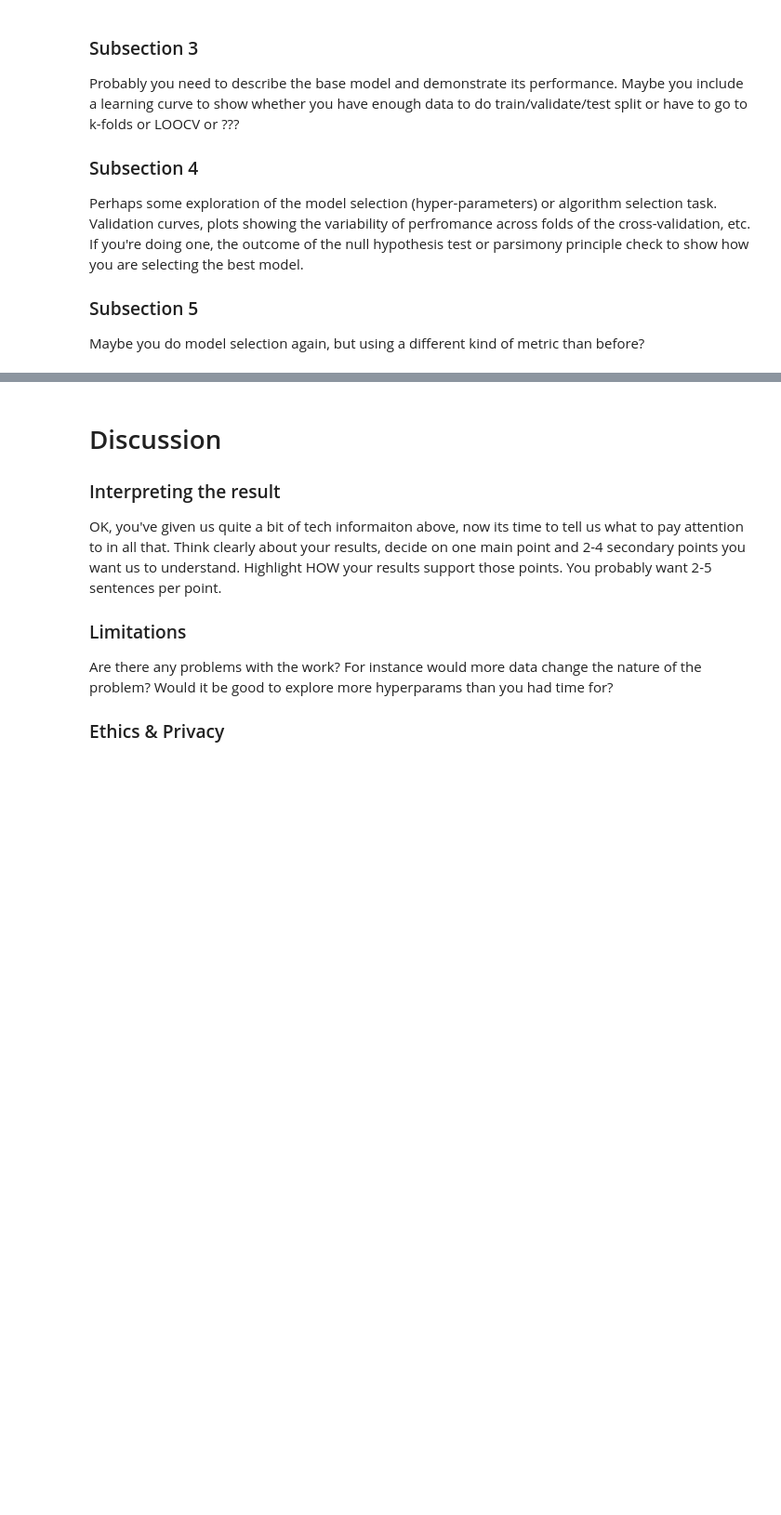
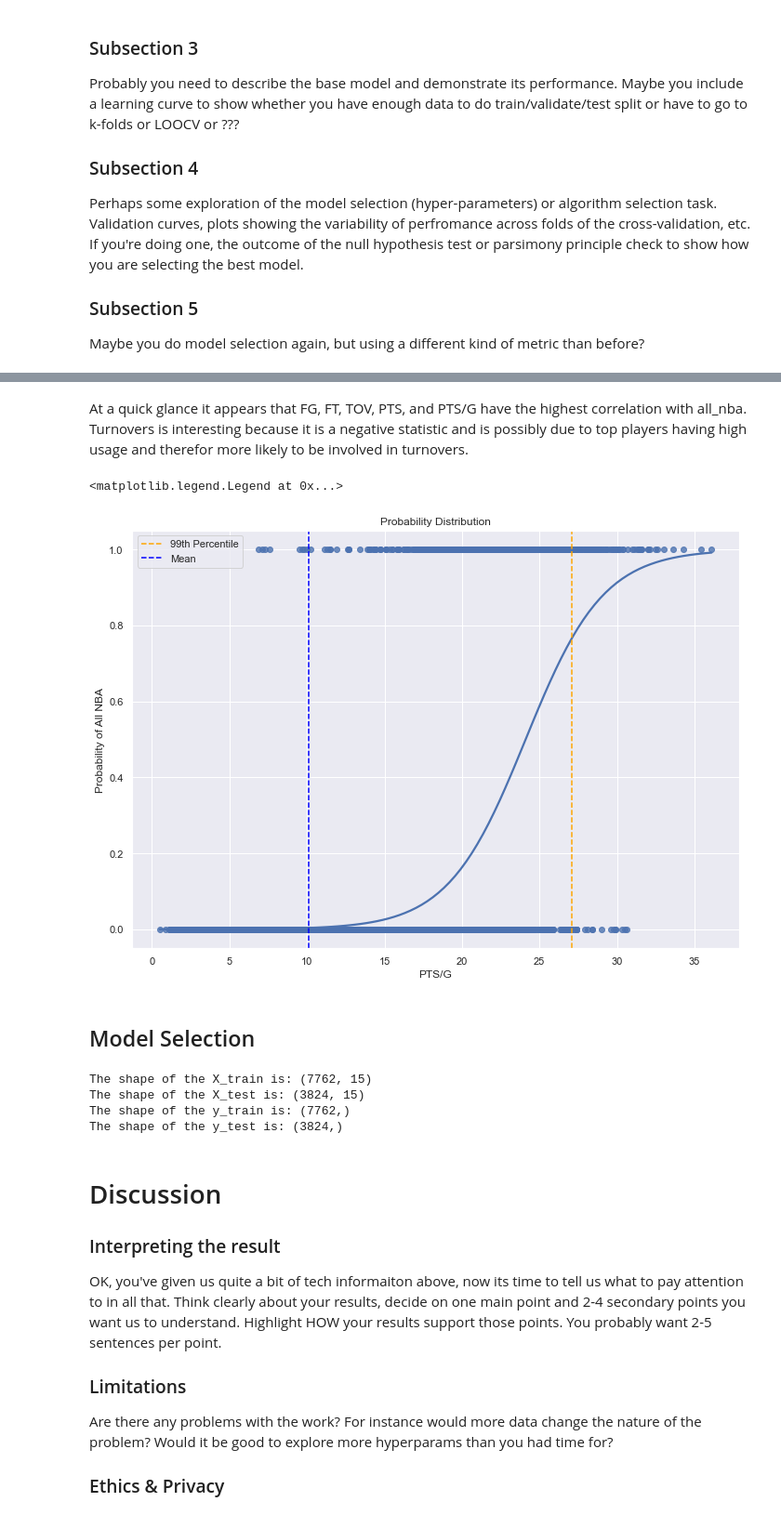
Before and after one commit to COGS118A/Group036-Sp22, a Jupyter notebook: FinalProject_group036.ipynb, the cells around one changed output, grey strips where cells are left out. Shown at 93% size. Cells and saved outputs as stored; diff of their text form; code cells hidden in the pictures; blank space fills up the shorter version.

```diff
--- a/FinalProject_group036.ipynb
+++ b/FinalProject_group036.ipynb
@@ -184,0 +216,13 @@ Maybe you do model selection again, but using a different kind of metric than be
+# %% [markdown]
+At a quick glance it appears that FG, FT, TOV, PTS, and PTS/G have the highest correlation with all_nba. Turnovers is interesting because it is a negative statistic and is possibly due to top players having high usage and therefor more likely to be involved in turnovers.
+# %%
+sns.regplot('PTS/G', 'all_nba', data=df, logistic=True, ci=None).set(title='Probability Distribution',
+                                                                    ylabel = 'Probability of All NBA')
+plt.axvline(df['PTS/G'].quantile(.99), color='orange', ls='--', label = '99th Percentile')
+plt.axvline(df['PTS/G'].mean(), color='blue', ls='--', label = 'Mean')
+plt.legend()
+# %% [output]
+<matplotlib.legend.Legend at 0x...>
+[figure, added]
+# %% [markdown]
+## Model Selection
@@ -185,3 +234,13 @@ Maybe you do model selection again, but using a different kind of metric than be
+# %%
+print('The shape of the X_train is:', X_train.shape)
+print('The shape of the X_test is:', X_test.shape)
+print('The shape of the y_train is:', y_train.shape)
+print('The shape of the y_test is:', y_test.shape)
+# %% [output]
+The shape of the X_train is: (7762, 15)
+The shape of the X_test is: (3824, 15)
+The shape of the y_train is: (7762,)
+The shape of the y_test is: (3824,)
 # %% [markdown]
 # Discussion
 
```
Also changed, not shown: parts of 7 cells of this notebook.
